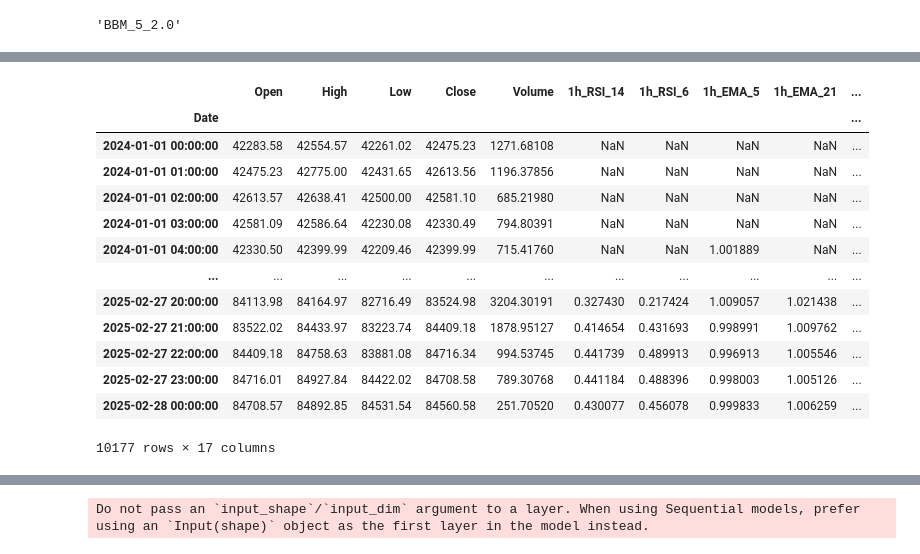
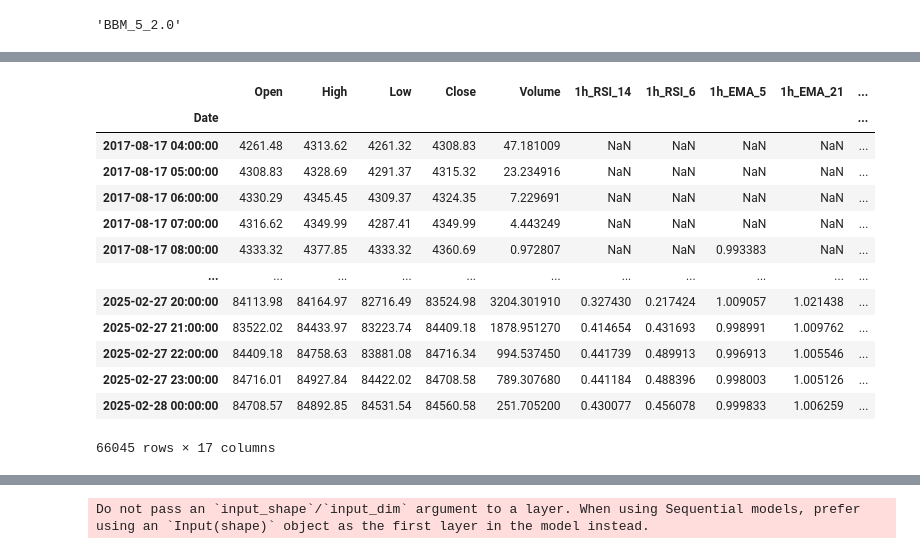
Before and after one commit to ifeLight/ml-bot, a Jupyter notebook: binance-multi-timeframe-grade.ipynb, the cells around one changed output, grey strips where cells are left out. Drawn from its saved outputs; the diff is of its cells as text; code cells hidden in the pictures.

```diff
--- a/binance-multi-timeframe-grade.ipynb
+++ b/binance-multi-timeframe-grade.ipynb
@@ -153,0 +136,8 @@ Operation completed over 1 objects/2.5 MiB.
+# %%
+timeframe = '15m'
+symbol = 'BTCUSDT'
+exchange = 'binance'
+start_date = '01-01-2015'
+end_date = '28-02-2025'
+raw_data = get_all_binance_candles(symbol, timeframe, start_date, end_date)
+raw_data
@@ -671,28 +609,30 @@ features_columns
 def resample_candles(df, interval='1h'):
     return df.resample(interval).agg({'Open': 'first', 'High': 'max', 'Low': 'min', 'Close': 'last', 'Volume': 'sum'}).ffill()
 # %%
-data_1h = resample_candles(data, '1h')
-add_scaled_rsi(data_1h, 14, prefix='1h_')
-add_scaled_rsi(data_1h, 6, prefix='1h_')
-add_scaled_ema(data_1h, 5, prefix='1h_')
-add_scaled_ema(data_1h, 21, prefix='1h_')
-add_scaled_macd(data_1h, prefix='1h_')
-add_scaled_bbands(data_1h, prefix='1h_')
-data_1h
+middle_timeframe = '1h'
+middle_timeframe_prefix = f"{middle_timeframe}_"
+middle_data = resample_candles(data, middle_timeframe)
+add_scaled_rsi(middle_data, 14, prefix=middle_timeframe_prefix)
+add_scaled_rsi(middle_data, 6, prefix=middle_timeframe_prefix)
+add_scaled_ema(middle_data, 5, prefix=middle_timeframe_prefix)
+add_scaled_ema(middle_data, 21, prefix=middle_timeframe_prefix)
+add_scaled_macd(middle_data, prefix=middle_timeframe_prefix)
+add_scaled_bbands(middle_data, prefix=middle_timeframe_prefix)
+middle_data
 # %% [output]
 |  | Open | High | Low | Close | Volume | 1h_RSI_14 | 1h_RSI_6 | 1h_EMA_5 | 1h_EMA_21 | ... |
 | Date |  |  |  |  |  |  |  |  |  | ... |
-| 2024-01-01 00:00:00 | 42283.58 | 42554.57 | 42261.02 | 42475.23 | 1271.68108 | NaN | NaN | NaN | NaN | ... |
-| 2024-01-01 01:00:00 | 42475.23 | 42775.00 | 42431.65 | 42613.56 | 1196.37856 | NaN | NaN | NaN | NaN | ... |
-| 2024-01-01 02:00:00 | 42613.57 | 42638.41 | 42500.00 | 42581.10 | 685.21980 | NaN | NaN | NaN | NaN | ... |
-| 2024-01-01 03:00:00 | 42581.09 | 42586.64 | 42230.08 | 42330.49 | 794.80391 | NaN | NaN | NaN | NaN | ... |
-| 2024-01-01 04:00:00 | 42330.50 | 42399.99 | 42209.46 | 42399.99 | 715.41760 | NaN | NaN | 1.001889 | NaN | ... |
+| 2017-08-17 04:00:00 | 4261.48 | 4313.62 | 4261.32 | 4308.83 | 47.181009 | NaN | NaN | NaN | NaN | ... |
+| 2017-08-17 05:00:00 | 4308.83 | 4328.69 | 4291.37 | 4315.32 | 23.234916 | NaN | NaN | NaN | NaN | ... |
+| 2017-08-17 06:00:00 | 4330.29 | 4345.45 | 4309.37 | 4324.35 | 7.229691 | NaN | NaN | NaN | NaN | ... |
+| 2017-08-17 07:00:00 | 4316.62 | 4349.99 | 4287.41 | 4349.99 | 4.443249 | NaN | NaN | NaN | NaN | ... |
+| 2017-08-17 08:00:00 | 4333.32 | 4377.85 | 4333.32 | 4360.69 | 0.972807 | NaN | NaN | 0.993383 | NaN | ... |
 | ... | ... | ... | ... | ... | ... | ... | ... | ... | ... | ... |
-| 2025-02-27 20:00:00 | 84113.98 | 84164.97 | 82716.49 | 83524.98 | 3204.30191 | 0.327430 | 0.217424 | 1.009057 | 1.021438 | ... |
-| 2025-02-27 21:00:00 | 83522.02 | 84433.97 | 83223.74 | 84409.18 | 1878.95127 | 0.414654 | 0.431693 | 0.998991 | 1.009762 | ... |
-| 2025-02-27 22:00:00 | 84409.18 | 84758.63 | 83881.08 | 84716.34 | 994.53745 | 0.441739 | 0.489913 | 0.996913 | 1.005546 | ... |
-| 2025-02-27 23:00:00 | 84716.01 | 84927.84 | 84422.02 | 84708.58 | 789.30768 | 0.441184 | 0.488396 | 0.998003 | 1.005126 | ... |
-| 2025-02-28 00:00:00 | 84708.57 | 84892.85 | 84531.54 | 84560.58 | 251.70520 | 0.430077 | 0.456078 | 0.999833 | 1.006259 | ... |
+| 2025-02-27 20:00:00 | 84113.98 | 84164.97 | 82716.49 | 83524.98 | 3204.301910 | 0.327430 | 0.217424 | 1.009057 | 1.021438 | ... |
+| 2025-02-27 21:00:00 | 83522.02 | 84433.97 | 83223.74 | 84409.18 | 1878.951270 | 0.414654 | 0.431693 | 0.998991 | 1.009762 | ... |
+| 2025-02-27 22:00:00 | 84409.18 | 84758.63 | 83881.08 | 84716.34 | 994.537450 | 0.441739 | 0.489913 | 0.996913 | 1.005546 | ... |
+| 2025-02-27 23:00:00 | 84716.01 | 84927.84 | 84422.02 | 84708.58 | 789.307680 | 0.441184 | 0.488396 | 0.998003 | 1.005126 | ... |
+| 2025-02-28 00:00:00 | 84708.57 | 84892.85 | 84531.54 | 84560.58 | 251.705200 | 0.430077 | 0.456078 | 0.999833 | 1.006259 | ... |
-10177 rows × 17 columns
+66045 rows × 17 columns
 # %%
 # add 4h data
```
Also changed, not shown: parts of 43 cells of this notebook.
